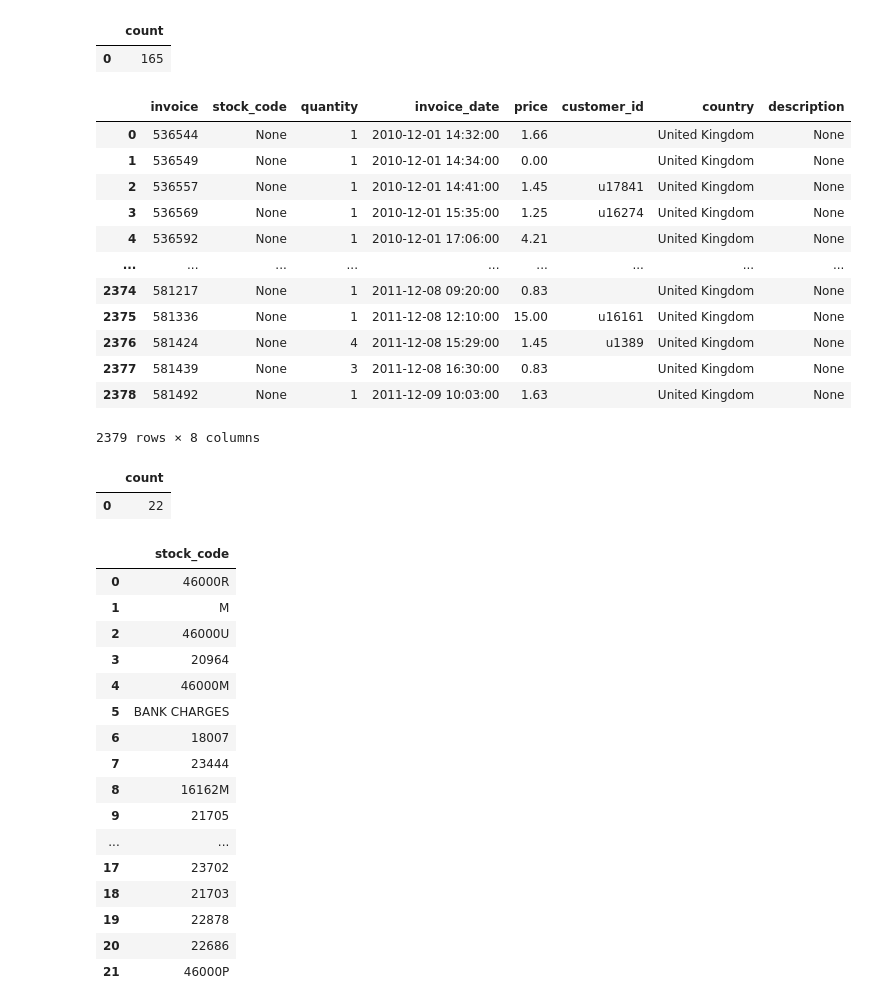
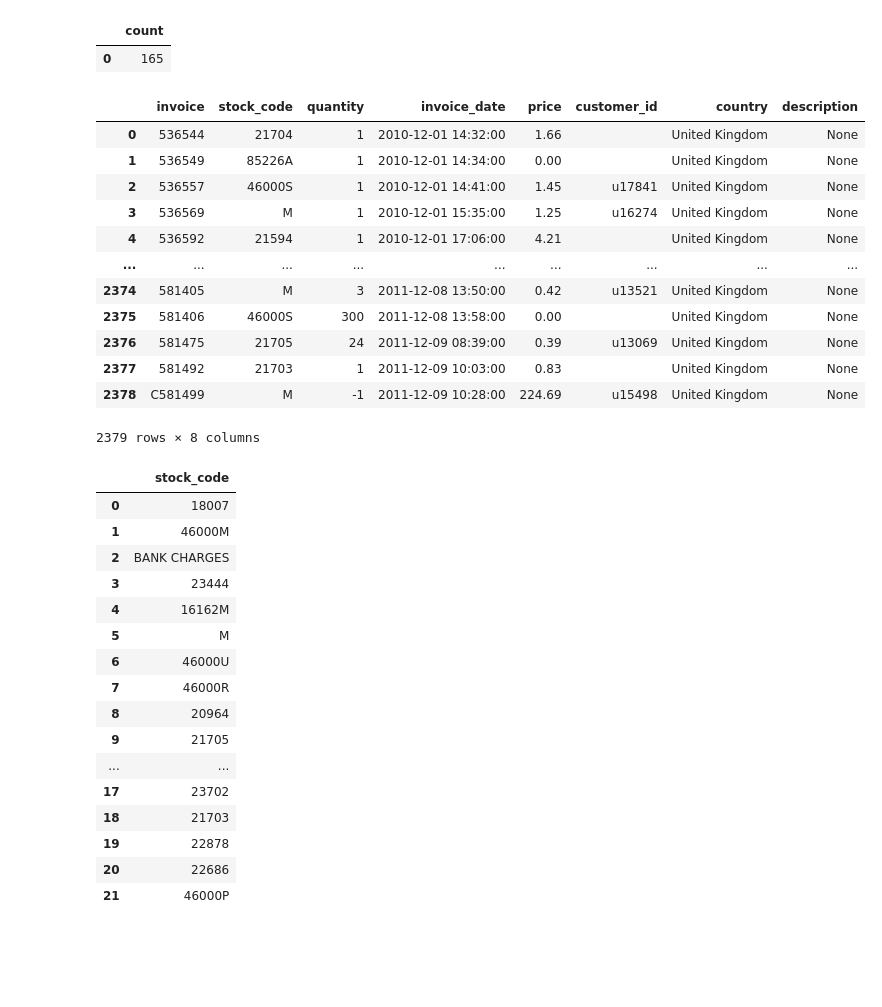
Before and after one commit to shaq31415926/waia-academy, a Jupyter notebook: Bootcamp2/week14/notebooks/01.1-data-quality-audit.ipynb, the cells around one changed output. Saved outputs shown, nothing was run; the diff lists cells and outputs as text; code cells hidden in the pictures; blank space fills up the shorter version.

Commit message:
data quality audit

```diff
--- a/Bootcamp2/week14/notebooks/01.1-data-quality-audit.ipynb
+++ b/Bootcamp2/week14/notebooks/01.1-data-quality-audit.ipynb
@@ -375,60 +434,43 @@ pd.read_sql(query, connect)
 |  | count |
 | 0 | 165 |
 # %%
-# looking at the data where stock codes are missing in the stock description table
+# viewing the data where stock codes are missing
+# in the stock description table
 
-query = """select *
+query = """select t1.*,
+                  t2.Description
            from bootcamp.online_transactions t1
            left join (select *
                       from bootcamp.stock_description
                       where description <> '?') t2 on t1.stock_code = t2.stock_code
            where t2.stock_code is null
            """
 
 pd.read_sql(query, connect)
 
 # one observation, there is a missing customer id so will filter out the missing customer_id
 # %% [output]
 |  | invoice | stock_code | quantity | invoice_date | price | customer_id | country | description |
-| 0 | 536544 | None | 1 | 2010-12-01 14:32:00 | 1.66 |  | United Kingdom | None |
-| 1 | 536549 | None | 1 | 2010-12-01 14:34:00 | 0.00 |  | United Kingdom | None |
-| 2 | 536557 | None | 1 | 2010-12-01 14:41:00 | 1.45 | u17841 | United Kingdom | None |
-| 3 | 536569 | None | 1 | 2010-12-01 15:35:00 | 1.25 | u16274 | United Kingdom | None |
-| 4 | 536592 | None | 1 | 2010-12-01 17:06:00 | 4.21 |  | United Kingdom | None |
+| 0 | 536544 | 21704 | 1 | 2010-12-01 14:32:00 | 1.66 |  | United Kingdom | None |
+| 1 | 536549 | 85226A | 1 | 2010-12-01 14:34:00 | 0.00 |  | United Kingdom | None |
+| 2 | 536557 | 46000S | 1 | 2010-12-01 14:41:00 | 1.45 | u17841 | United Kingdom | None |
+| 3 | 536569 | M | 1 | 2010-12-01 15:35:00 | 1.25 | u16274 | United Kingdom | None |
+| 4 | 536592 | 21594 | 1 | 2010-12-01 17:06:00 | 4.21 |  | United Kingdom | None |
 | ... | ... | ... | ... | ... | ... | ... | ... | ... |
-| 2374 | 581217 | None | 1 | 2011-12-08 09:20:00 | 0.83 |  | United Kingdom | None |
-| 2375 | 581336 | None | 1 | 2011-12-08 12:10:00 | 15.00 | u16161 | United Kingdom | None |
-| 2376 | 581424 | None | 4 | 2011-12-08 15:29:00 | 1.45 | u1389 | United Kingdom | None |
-| 2377 | 581439 | None | 3 | 2011-12-08 16:30:00 | 0.83 |  | United Kingdom | None |
-| 2378 | 581492 | None | 1 | 2011-12-09 10:03:00 | 1.63 |  | United Kingdom | None |
+| 2374 | 581405 | M | 3 | 2011-12-08 13:50:00 | 0.42 | u13521 | United Kingdom | None |
+| 2375 | 581406 | 46000S | 300 | 2011-12-08 13:58:00 | 0.00 |  | United Kingdom | None |
+| 2376 | 581475 | 21705 | 24 | 2011-12-09 08:39:00 | 0.39 | u13069 | United Kingdom | None |
+| 2377 | 581492 | 21703 | 1 | 2011-12-09 10:03:00 | 0.83 |  | United Kingdom | None |
+| 2378 | C581499 | M | -1 | 2011-12-09 10:28:00 | 224.69 | u15498 | United Kingdom | None |
 2379 rows × 8 columns
-# %%
-# looking at the data where stock codes are missing in the stock description table
-
-query = """select count(distinct t1.stock_code)
-           from bootcamp.online_transactions t1
-           left join (select *
-                      from bootcamp.stock_description
-                      where description <> '?') t2 on t1.stock_code = t2.stock_code
-           where t2.stock_code is null
-            and customer_id <> ''
-           """
-
-pd.read_sql(query, connect)
-
-# one observation, there is a missing customer id so will filter out the missing customer_id
-# only 22 stock codes
-# %% [output]
-|  | count |
-| 0 | 22 |
 # %%
-# looking at the data where stock codes are missing in the stock description table
+# looking at the data where stock codes are missing
+# in the stock description table and customer id is null
 
 query = """select distinct t1.stock_code
            from bootcamp.online_transactions t1
-           left join (select *
-                      from bootcamp.stock_description
-                      where description <> '?') t2 on t1.stock_code = t2.stock_code
+           left join bootcamp.stock_description
+                       t2 on t1.stock_code = t2.stock_code
            where t2.stock_code is null
             and customer_id <> ''
            """
@@ -439,15 +481,15 @@ pd.read_sql(query, connect)
 # only 22 stock codes
 # %% [output]
 |  | stock_code |
-| 0 | 46000R |
-| 1 | M |
-| 2 | 46000U |
-| 3 | 20964 |
-| 4 | 46000M |
-| 5 | BANK CHARGES |
-| 6 | 18007 |
-| 7 | 23444 |
-| 8 | 16162M |
+| 0 | 18007 |
+| 1 | 46000M |
+| 2 | BANK CHARGES |
+| 3 | 23444 |
+| 4 | 16162M |
+| 5 | M |
+| 6 | 46000U |
+| 7 | 46000R |
+| 8 | 20964 |
 | 9 | 21705 |
 | ... | ... |
 | 17 | 23702 |
```
Also changed, not shown: parts of 16 cells of this notebook.
